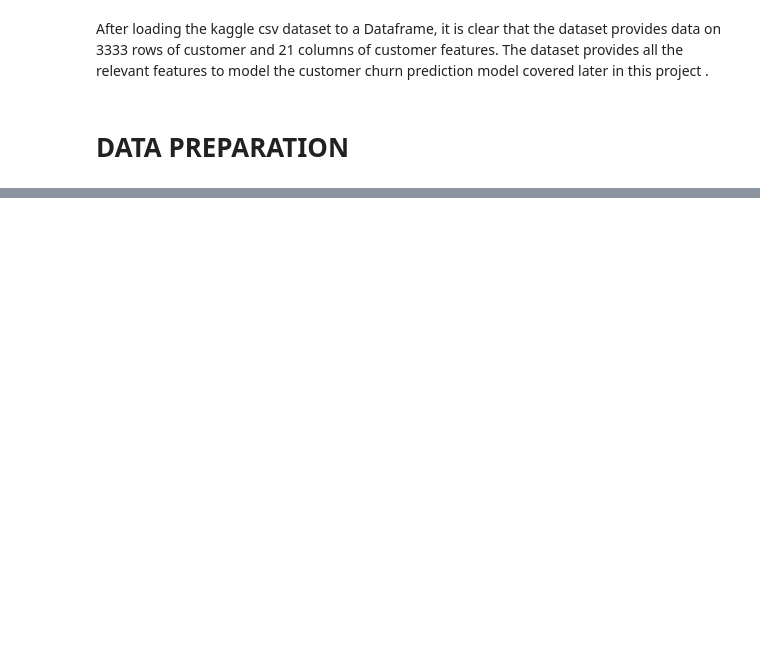
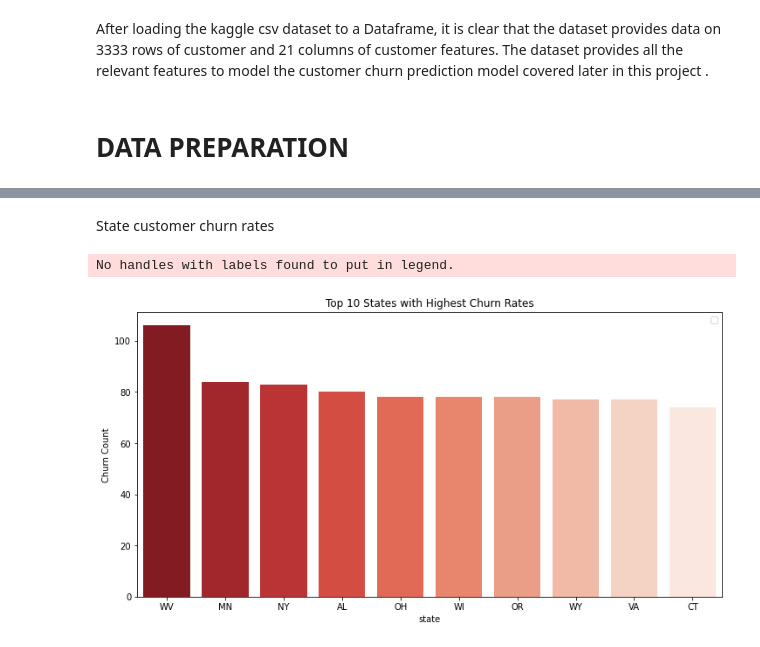
Before and after one commit to Stella-Kiarie/Phase_3_Project_CustomerChurn, a Jupyter notebook: student.ipynb, the cells around one changed output, grey strips where cells are left out. Saved outputs shown, nothing was run; the diff lists cells and outputs as text; code cells hidden in the pictures; blank space fills up the shorter version.

```diff
--- a/student.ipynb
+++ b/student.ipynb
@@ -83,0 +195,14 @@ The dataset provides all the relevant features to model the customer churn predi
+# %% [markdown]
+State customer churn rates
+# %%
+# Calculate Churn Rate per State
+state_churn = customer.groupby('state')['churn'].count().sort_values(ascending=False).reset_index()
+plt.figure(figsize=(12, 6))
+sns.barplot(x='state', y='churn', data=state_churn.head(10), palette='Reds_r')
+plt.title('Top 10 States with Highest Churn Rates')
+plt.ylabel('Churn Count')
+plt.legend()
+plt.show()
+# %% [output]
+No handles with labels found to put in legend.
+[figure, added]
```
Also changed, not shown: parts of 70 cells of this notebook, 1 other file.
